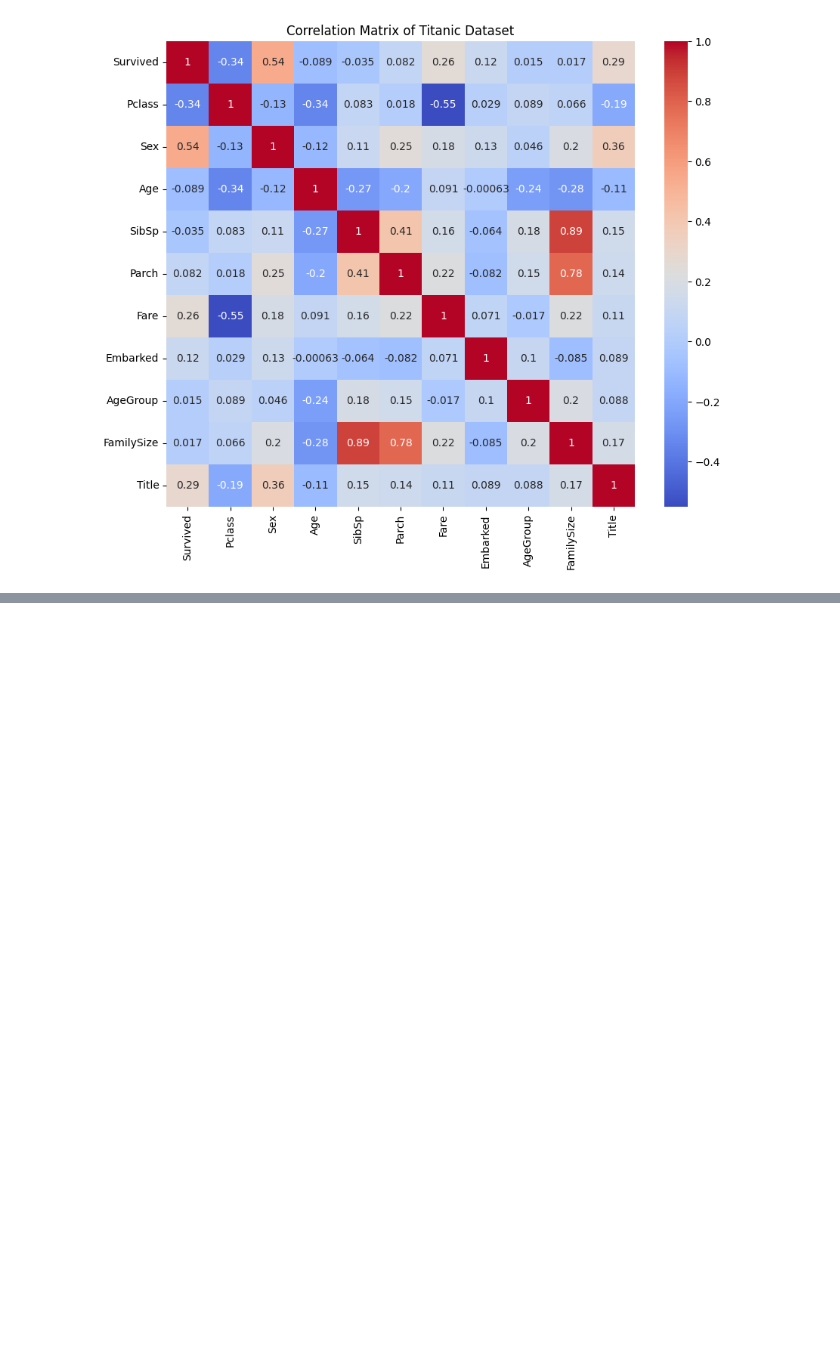
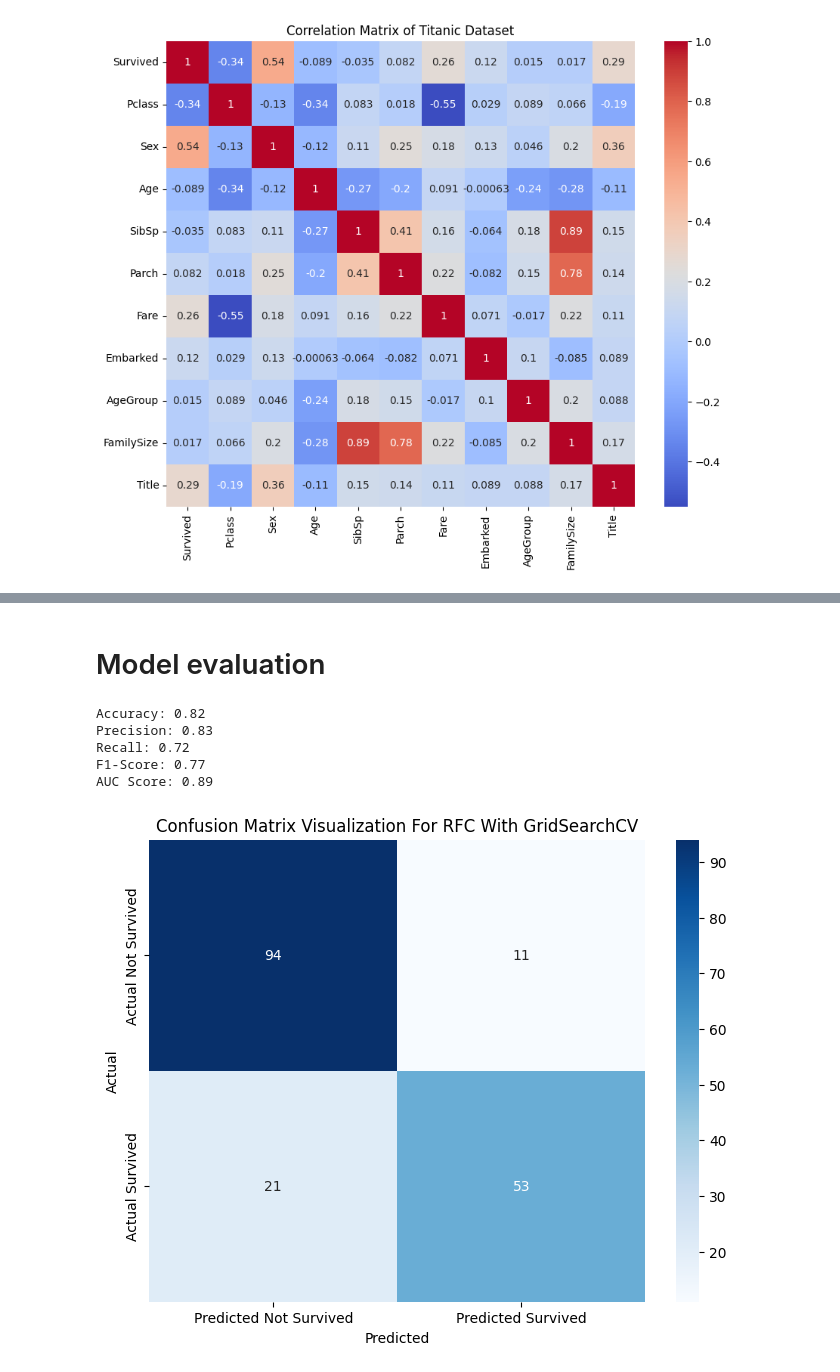
Before and after one commit to Sonam-Chaudhray/Machine-learning-, a Jupyter notebook: Tired_projects/project1.ipynb, the cells around one changed output, grey strips where cells are left out. Saved outputs shown, nothing was run; the diff lists cells and outputs as text; code cells hidden in the pictures; blank space fills up the shorter version.

```diff
--- a/Tired_projects/project1.ipynb
+++ b/Tired_projects/project1.ipynb
@@ -387,0 +583,20 @@ plt.show()
+# %%
+# lets remvove low feature importance from data set
+titanic_data = titanic_data.drop(labels=[ 'AgeGroup', 'Embarked'], axis=1)
+# %%
+#accuracy after slecting slected features
+from sklearn.metrics import classification_report
+from sklearn.ensemble import RandomForestClassifier
+from sklearn.model_selection import train_test_split
+
+X = titanic_data.drop('Survived', axis=1)
+y = titanic_data['Survived']
+
+X_train, X_test, y_train, y_test = train_test_split(X, y, test_size=0.2, random_state=42)
+
+rfc = RandomForestClassifier(random_state=42)
+rfc.fit(X_train, y_train)
+y_pred = rfc.predict(X_test)
+
+print("Accuracy on Test Data:", accuracy_score(y_test, y_pred))
+print("\nClassification Report:\n", classification_report(y_test, y_pred))
@@ -387,0 +689,35 @@ plt.show()
+# %% [markdown]
+# Model evaluation
+# %%
+accuracy = accuracy_score(y_test, y_predf)
+precision = precision_score(y_test, y_predf)
+recall = recall_score(y_test, y_predf)
+f1 = f1_score(y_test, y_predf)
+
+y_proba = rfc.predict_proba(X_test)[:, 1] if hasattr(rfc, "predict_proba") else None
+if y_proba is not None:
+    auc = roc_auc_score(y_test, y_proba)
+    fpr, tpr, thresholds = roc_curve(y_test, y_proba)
+
+print(f"Accuracy: {accuracy:.2f}")
+print(f"Precision: {precision:.2f}")
+print(f"Recall: {recall:.2f}")
+print(f"F1-Score: {f1:.2f}")
+if y_proba is not None:
+    print(f"AUC Score: {auc:.2f}")
+# %% [output]
+Accuracy: 0.82
+Precision: 0.83
+Recall: 0.72
+F1-Score: 0.77
+AUC Score: 0.89
+# %%
+# plotting confusion matrix
+plt.figure(figsize=(8, 6))
+sns.heatmap(confusion_matrix(y_test, y_pred), annot=True, fmt='d', cmap='Blues', xticklabels=['Predicted Not Survived', 'Predicted Survived'], yticklabels=['Actual Not Survived', 'Actual Survived'])
+plt.title("Confusion Matrix Visualization For RFC With GridSearchCV")
+plt.xlabel("Predicted")
+plt.ylabel("Actual")
+plt.show()
+# %% [output]
+[figure, added]
```
Also changed, not shown: parts of 35 cells of this notebook.
